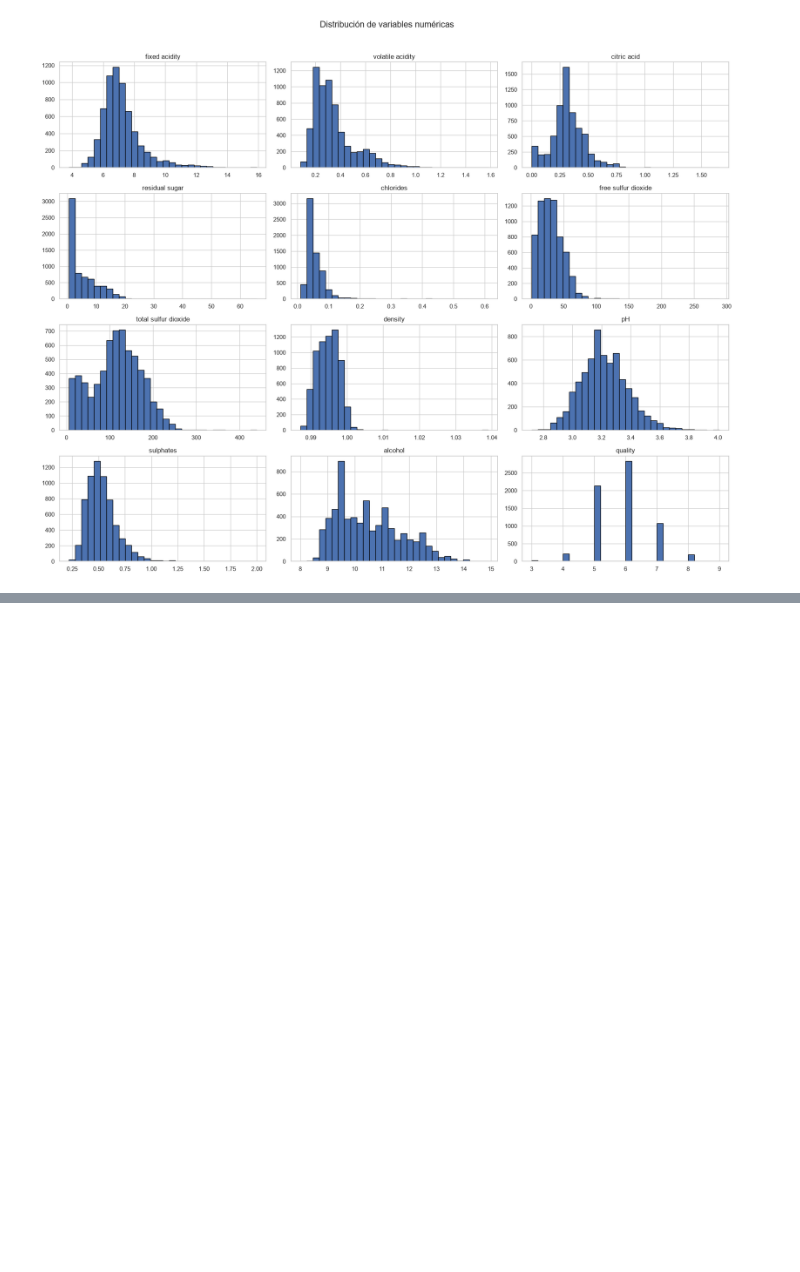
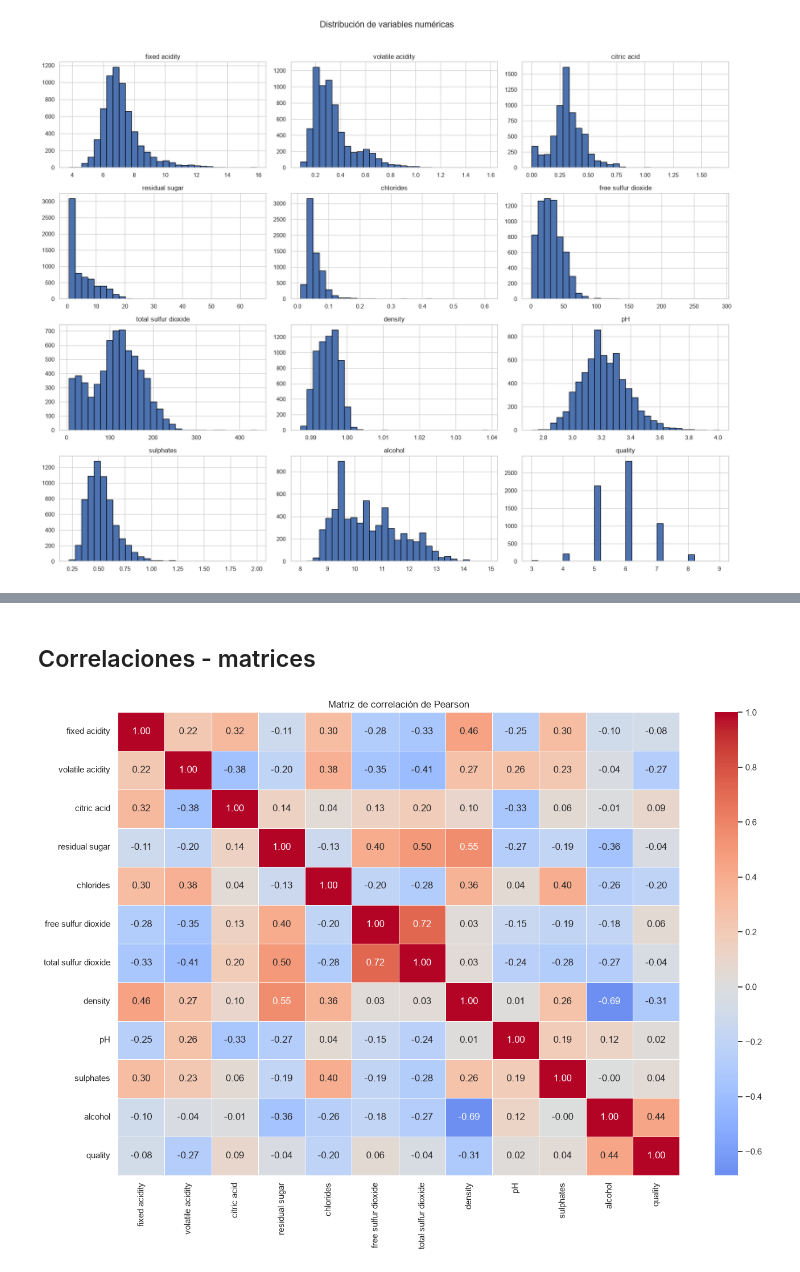
Before and after one commit to MauOrtizC/Proyecto-D-Sistema-de-Prediccion-de-Calidad-de-Vino, a Jupyter notebook: notebooks/01_EDA.ipynb, the cells around one changed output, grey strips where cells are left out. Saved outputs shown, nothing was run; the diff lists cells and outputs as text; code cells hidden in the pictures; blank space fills up the shorter version.

```diff
--- a/notebooks/01_EDA.ipynb
+++ b/notebooks/01_EDA.ipynb
@@ -164,0 +187,6 @@ eda.numerical_distributions()
+# %% [markdown]
+## Correlaciones - matrices
+# %%
+correlation_matrix = eda.correlation_matrix()
+# %% [output]
+[figure, added]
```
Also changed, not shown: parts of 10 cells of this notebook, 4 other files.
